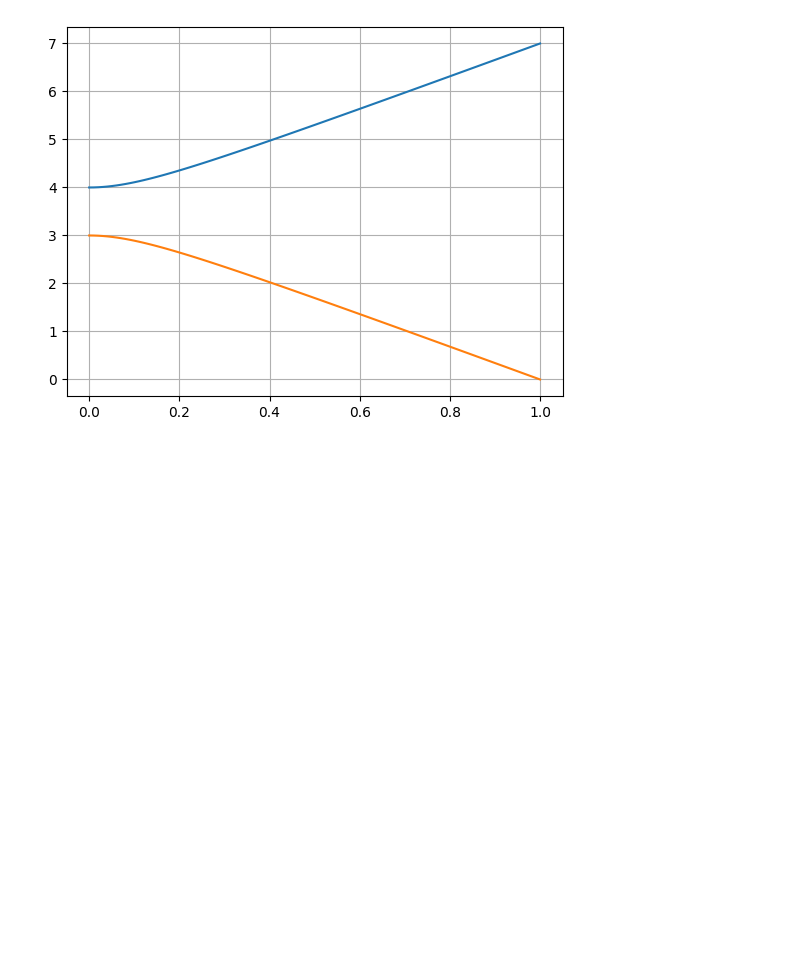
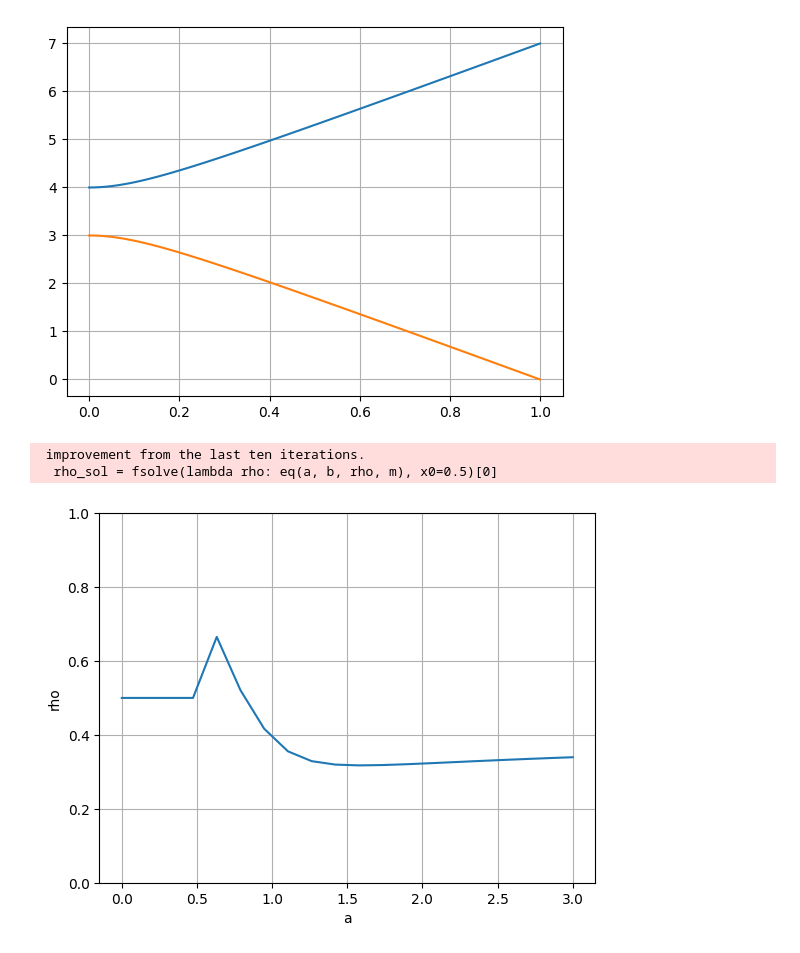
Before and after one commit to Taliesin123/Physics_The_Projects, a Jupyter notebook: Theory/thoery_vp.ipynb, the cells around one changed output. Drawn from its saved outputs; the diff is of its cells as text; code cells hidden in the pictures; blank space fills up the shorter version.

```diff
--- a/Theory/thoery_vp.ipynb
+++ b/Theory/thoery_vp.ipynb
@@ -73,3 +74,43 @@ plt.grid()
 plt.show()
 # %% [output]
 [figure]
+# %%
+def theta_pm(a, b, rho):
+    d = np.sqrt((a - b) ** 2 / 4 + a * b * rho**2)
+    return (a + b) / 2 + d, (a + b) / 2 - d
+
+def rplus(theta, b, rho):
+    r = (theta - b)/(b*rho)
+    return r
+
+def c2(theta, b, rho):
+    r = rplus(theta, b, rho)
+    c = 1/np.sqrt(r**2 + 2*rho*r +1)
+    return c
+
+def eq(a, b, rho, m):
+    theta = theta_pm(a, b, rho)[0]
+    c = c2(theta, b, rho)
+    diff = np.sqrt(1 - theta**(-2))*theta* abs(c)/b - m
+    return diff
+# %%
+A = np.linspace(0, 3, 20)
+b = 0.7
+m = 0.4
+
+RHO = []
+for a in A:
+    rho_sol = fsolve(lambda rho: eq(a, b, rho, m), x0=0.5)[0]
+    RHO.append(rho_sol)
+
+
+plt.plot(A,RHO)
+plt.xlabel("a")
+plt.ylabel("rho")
+plt.ylim([0,1])
+plt.grid()
+plt.show()
+# %% [output]
+ improvement from the last ten iterations.
+  rho_sol = fsolve(lambda rho: eq(a, b, rho, m), x0=0.5)[0]
+[figure, added]
```
Also changed, not shown: parts of 4 cells of this notebook, 3 other files.
